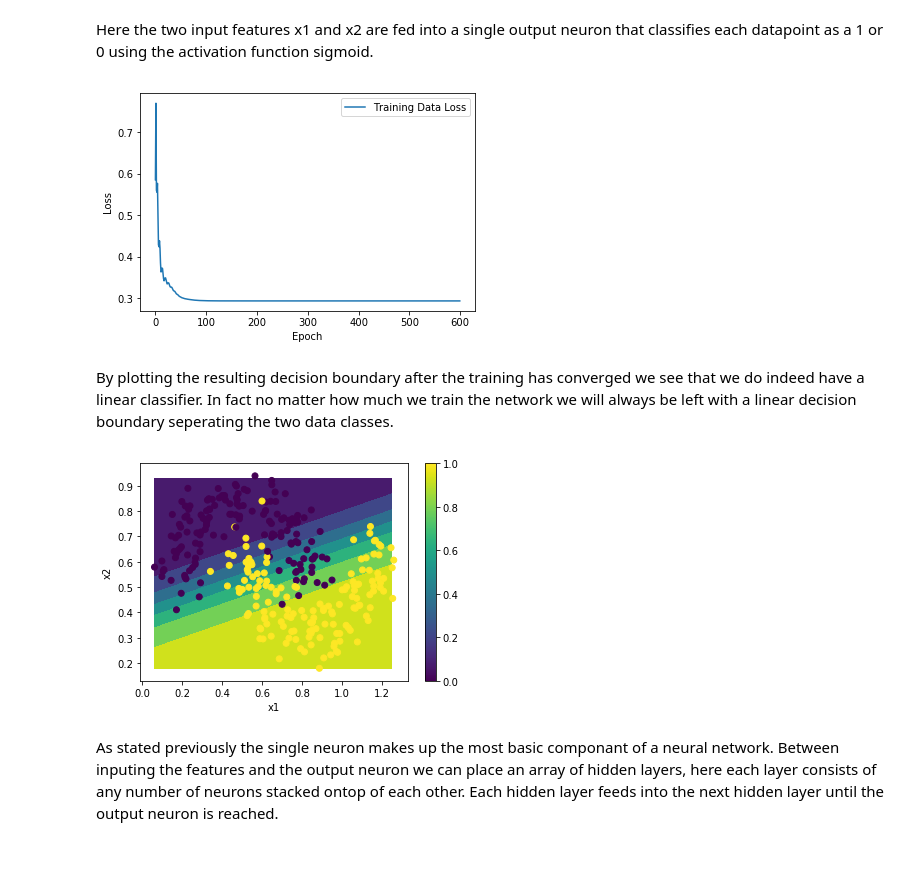
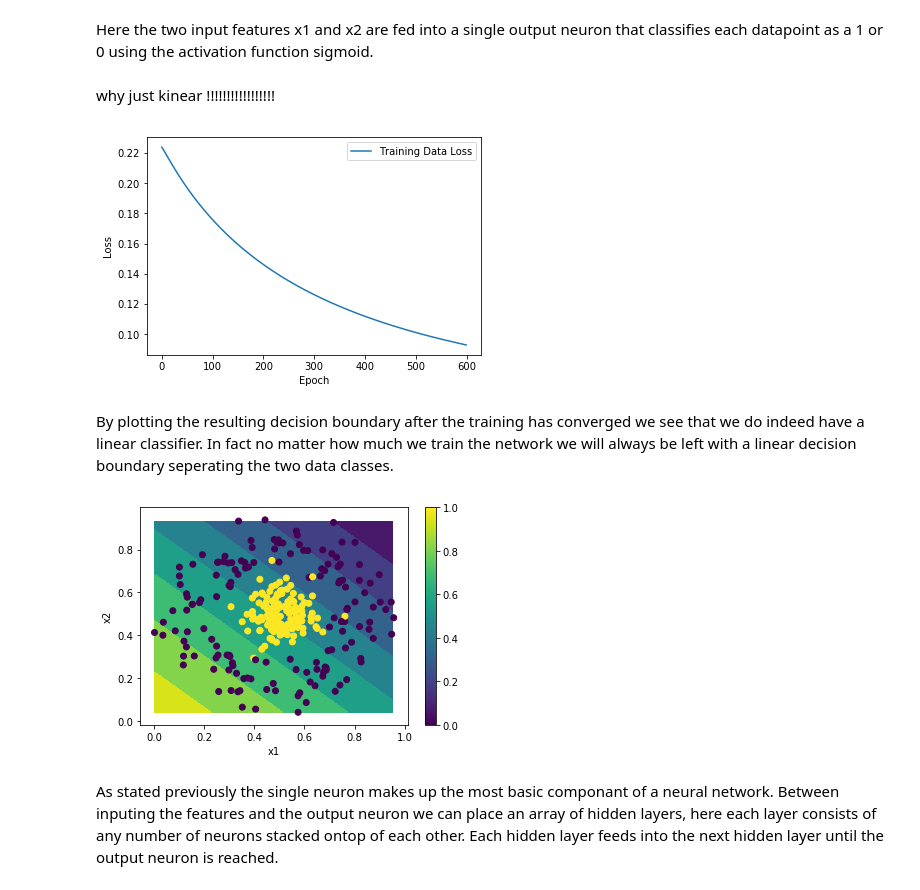
Before and after one commit to vais-ral/CCPi-ML, a Jupyter notebook: Jupyter_Notebooks/Keras_101_2_Neuron_Number.ipynb, the cells around one changed output. Saved outputs shown, nothing was run; the diff lists cells and outputs as text; code cells hidden in the pictures; blank space fills up the shorter version.

```diff
--- a/Jupyter_Notebooks/Keras_101_2_Neuron_Number.ipynb
+++ b/Jupyter_Notebooks/Keras_101_2_Neuron_Number.ipynb
@@ -32,12 +32,14 @@ import numpy as np
 We will now generate some classification data for us to solve. This dataset consists of an array of features x1 and x2 where each pair of features x1 and x2 (features array) is assigned a class of 0 or 1 (labels array).
 # %%
 dataset = make_moons(n_samples=300,noise=0.20, random_state=1)
+dataset = make_circles(n_samples=300,noise=0.20, factor=0.1,random_state=1)
 
 features = dataset[0]
 labels = dataset[1]
 
-features[:,0] = (features[:,0]+1.5)/3.0
-features[:,1] = (features[:,1]+1.5)/3.0
+#features[:,0] = (features[:,0]+1.5)/3.0
+#features[:,1] = (features[:,1]+1.5)/3.0
+featuresSQ =features*features
 
 x1_min = np.amin(features[:,0])
 x1_max = np.amax(features[:,0])
@@ -57,14 +59,16 @@ plt.show()
 We will begin to solve this problem by looking at the most simple neural network possible, that of a single neuron, strictly speaking this is not a neual network but a linear classifier however as you will see a neural network is just an array of neurons all connected to one another to produce a network.
 # %% [markdown]
 Here the two input features x1 and x2 are fed into a single output neuron that classifies each datapoint as a 1 or 0 using the activation function sigmoid.
+# %% [markdown]
+why just kinear !!!!!!!!!!!!!!!!!
 # %%
 layers = []
 layers.append(keras.layers.Dense(1, input_dim = 2, activation="sigmoid"))
 model = keras.Sequential(layers)
 # %%
-model.compile(optimizer=keras.optimizers.Adam(lr=1), loss='binary_crossentropy', metrics=['binary_accuracy', 'categorical_accuracy'])
+model.compile(optimizer=keras.optimizers.Adam(lr=0.01), loss='binary_crossentropy', metrics=['binary_accuracy', 'categorical_accuracy'])
 
-history = model.fit(features_poly, labels_poly, batch_size=features_poly.shape[0],epochs=600, verbose=0)
+history = model.fit(featuresSQ, labels, batch_size=features.shape[0],epochs=600, verbose=0)
 
 loss = history.history['loss']
 epoch = np.arange(0, len(loss))
@@ -75,23 +79,24 @@ plt.ylabel('Loss')
 plt.legend()
 plt.show()
 # %% [output]
-[figure, old version]
+[figure, new version]
 # %% [markdown]
 By plotting the resulting decision boundary after the training has converged we see that we do indeed have a linear classifier. In fact no matter how much we train the network we will always be left with a linear decision boundary seperating the two data classes.
 # %%
 xx, yy = np.meshgrid(np.arange(x1_min,x1_max,0.01),np.arange(x2_min,x2_max,0.01))
 
 z = model.predict(np.c_[xx.ravel(),yy.ravel()])
+z = np.sqrt(z)
 z = z.reshape(xx.shape)
 
 plt.contourf(xx,yy,z)
 plt.scatter(features[:,0],features[:,1],c=labels)
 plt.xlabel('x1')
 plt.ylabel('x2')
 plt.colorbar()
 plt.show()
 # %% [output]
-[figure, old version]
+[figure, new version]
 # %% [markdown]
 As stated previously the single neuron makes up the most basic componant of a neural network. Between inputing the features and the output neuron we can place an array of hidden layers, here each layer consists of any number of neurons stacked ontop of each other. Each hidden layer feeds into the next hidden layer until the output neuron is reached.
 # %% [markdown]
```
Also changed, not shown: parts of 7 cells of this notebook, 1 other file.
